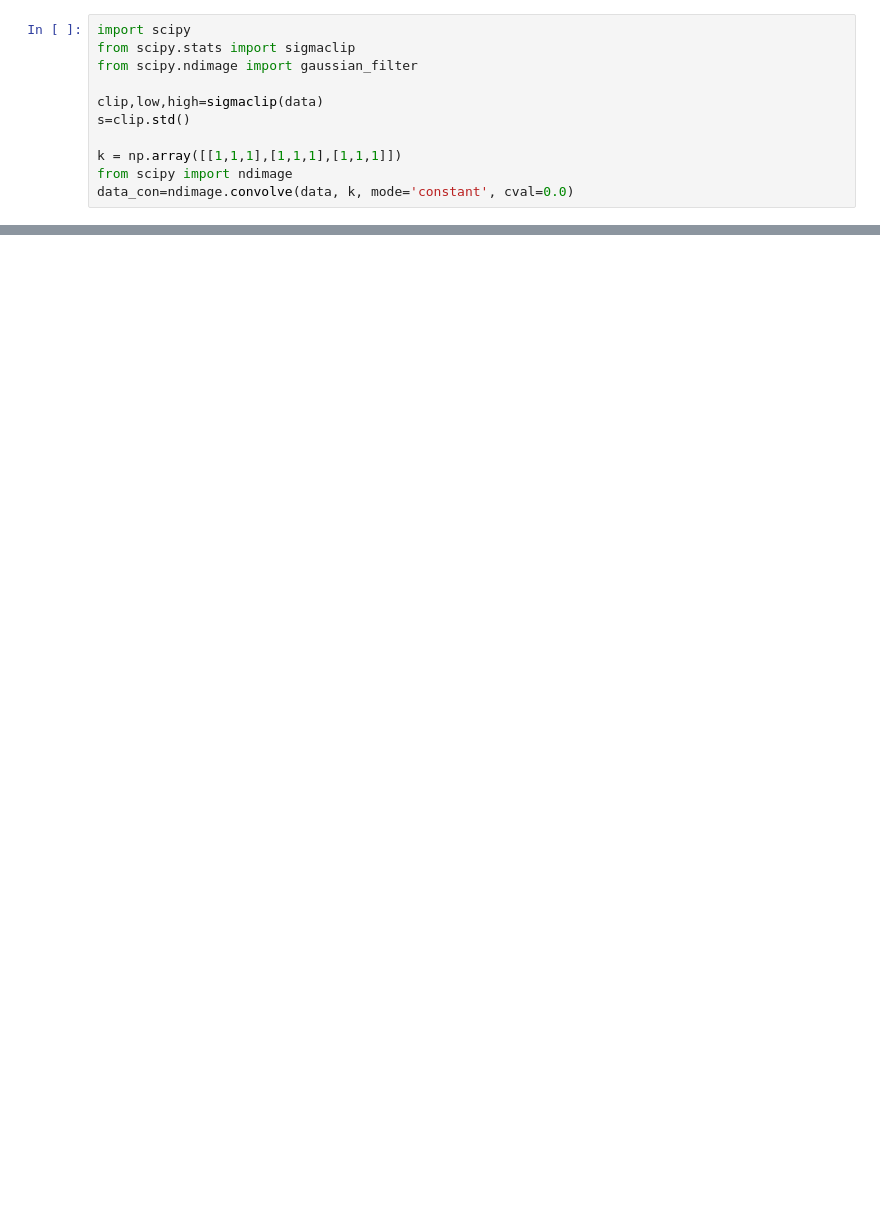
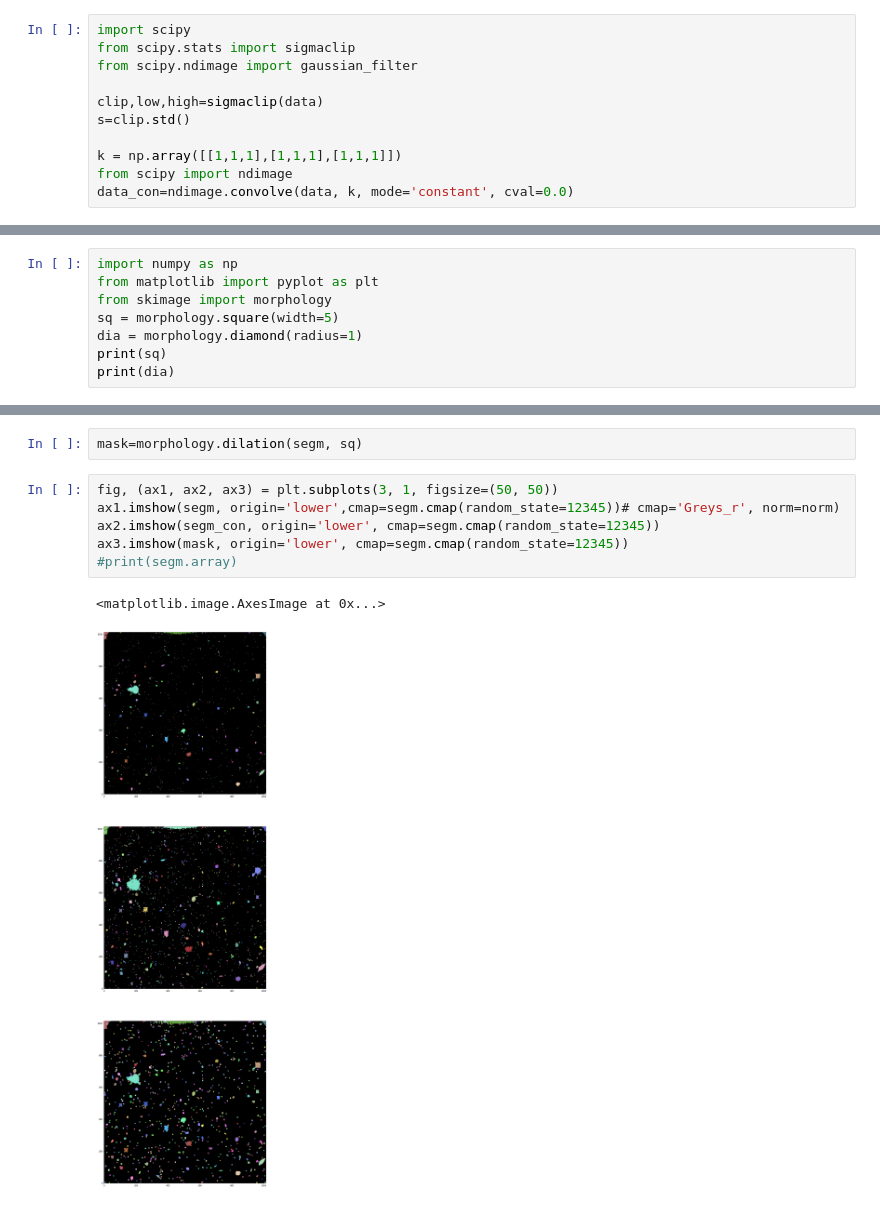
Before and after one commit to heatherkurtz/IR_flats, a Jupyter notebook: test_convolution.ipynb, the cells around one changed output, grey strips where cells are left out. Saved outputs shown, nothing was run; the diff lists cells and outputs as text; blank space fills up the shorter version.

```diff
--- a/test_convolution.ipynb
+++ b/test_convolution.ipynb
@@ -82,0 +86,8 @@ print(segm_con.array)
+# %%
+import numpy as np
+from matplotlib import pyplot as plt
+from skimage import morphology
+sq = morphology.square(width=5)
+dia = morphology.diamond(radius=1)
+print(sq)
+print(dia)
@@ -82,0 +103,11 @@ print(segm_con.array)
+# %%
+mask=morphology.dilation(segm, sq)
+# %%
+fig, (ax1, ax2, ax3) = plt.subplots(3, 1, figsize=(50, 50))
+ax1.imshow(segm, origin='lower',cmap=segm.cmap(random_state=12345))# cmap='Greys_r', norm=norm)
+ax2.imshow(segm_con, origin='lower', cmap=segm.cmap(random_state=12345))
+ax3.imshow(mask, origin='lower', cmap=segm.cmap(random_state=12345))
+#print(segm.array)
+# %% [output]
+<matplotlib.image.AxesImage at 0x...>
+[figure, added]
```
Also changed, not shown: parts of 13 cells of this notebook, 1 other file.
